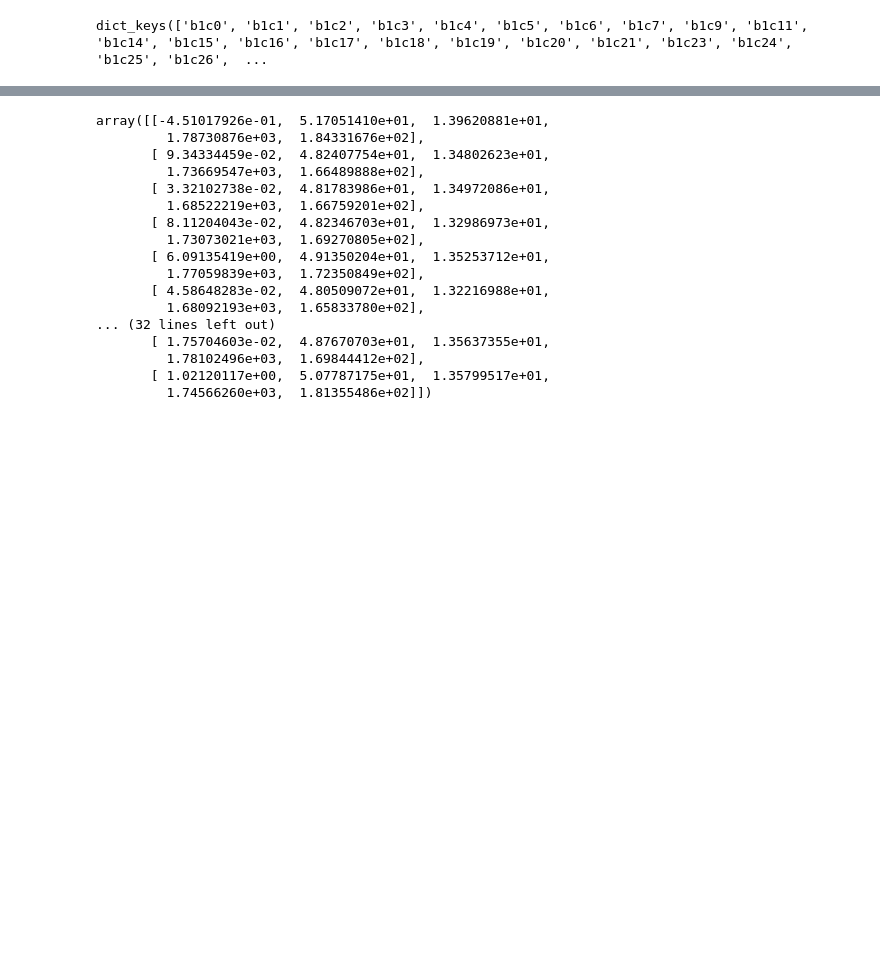
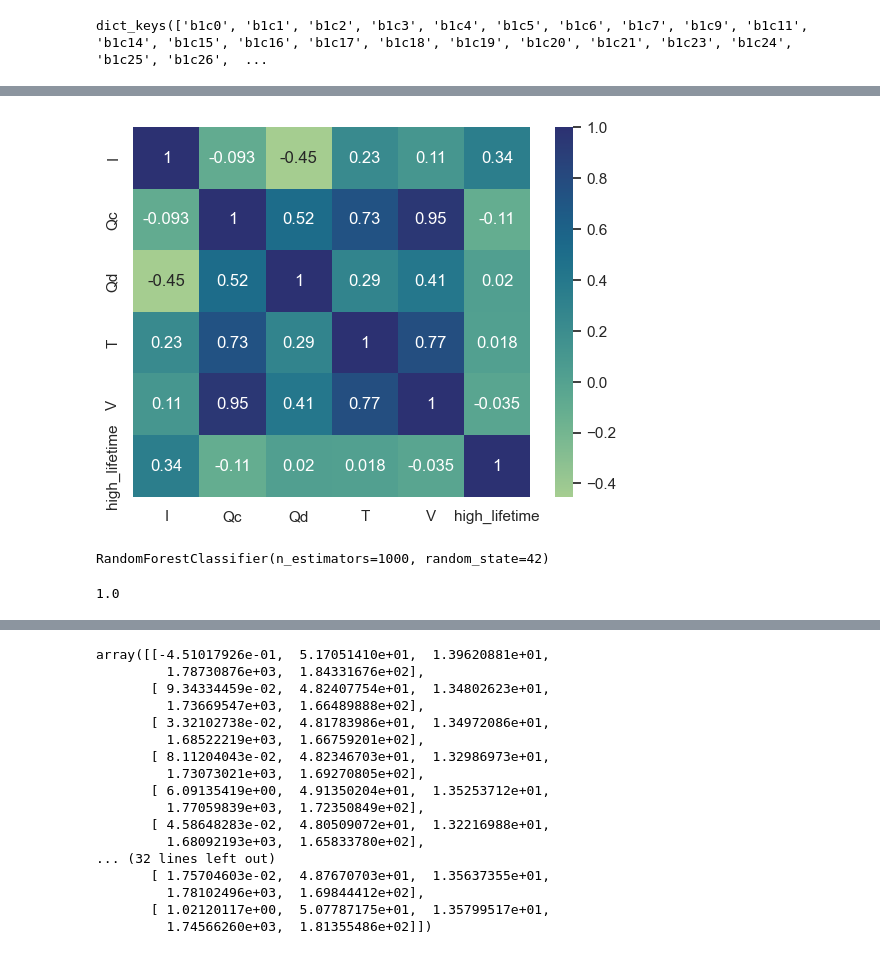
Before and after one commit to marif5/dd_battery_mdl, a Jupyter notebook: Load Data_update.ipynb, the cells around one changed output, grey strips where cells are left out. Saved outputs shown, nothing was run; the diff lists cells and outputs as text; code cells hidden in the pictures; blank space fills up the shorter version.

Commit message:
add rf classifier

```diff
--- a/Load Data_update.ipynb
+++ b/Load Data_update.ipynb
@@ -302,0 +369,5 @@ plt.show()
+# %%
+sns.heatmap(train_df_copy.drop(columns=["id"]).corr(method="pearson"), annot=True, cmap='crest')
+plt.show()
+# %% [output]
+[figure, added]
@@ -302,0 +380,12 @@ plt.show()
+# %%
+X_train = train_df_copy[[i for i in train_df_copy.columns if i not in ["high_lifetime", "id"]]]
+Y_train = train_df_copy["high_lifetime"]
+
+rf_classifier.fit(X_train, Y_train)
+# %% [output]
+RandomForestClassifier(n_estimators=1000, random_state=42)
+# %%
+y_hat = rf_classifier.predict(X_train)
+f1_score(Y_train, y_hat)
+# %% [output]
+1.0
```
Also changed, not shown: parts of 34 cells of this notebook.
